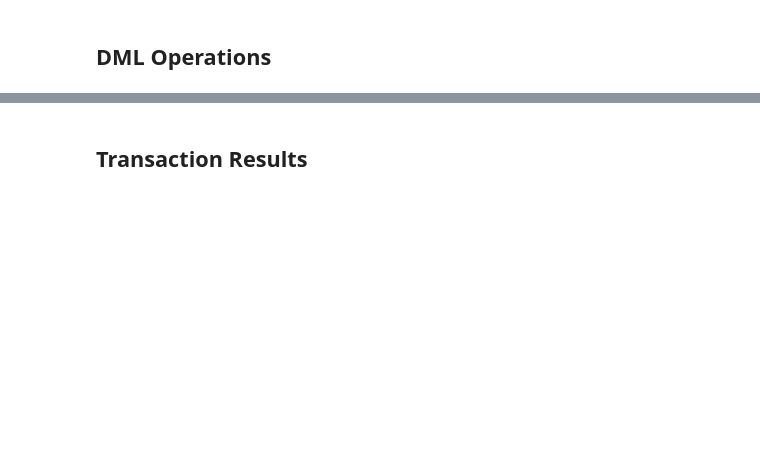
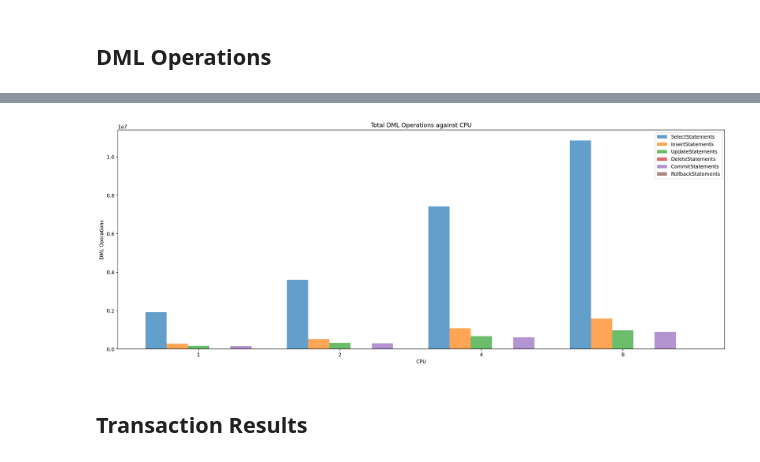
Before and after one commit to domgiles/Parse-Results, a Jupyter notebook: AnalyzeResults.ipynb, the cells around one changed output, grey strips where cells are left out. Saved outputs shown, nothing was run; the diff lists cells and outputs as text; code cells hidden in the pictures; blank space fills up the shorter version.

```diff
--- a/AnalyzeResults.ipynb
+++ b/AnalyzeResults.ipynb
@@ -141,8 +174,7 @@ config_df
 val:[ET.Element] = first_doc.findall(f".//{namespace}DMLResults/*")
 dml_tags:[str] = [t.tag.split('}', 1)[1] for t in val]
 
-table_values = {}
-table_values["Description"] = dml_tags
+table_values = {"Description": dml_tags}
 for file_name, doc in sortedxmldocs.items():
     table_values[file_name] = [int(get_key_value(doc, 'DMLResults', key)) for key in dml_tags]
 dml_df = pd.DataFrame(table_values)
@@ -164,3 +196,4 @@ ax.set_ylabel("DML Operations")
 ax.set_title(f"Total DML Operations against {sort_term}")
 ax.legend()
 labels = ax.set_xticklabels(measures)
+# %% [output]
@@ -167,3 +208,4 @@ labels = ax.set_xticklabels(measures)
+[figure, added]
 # %% [markdown]
 ## Transaction Results
 # %%
```
Also changed, not shown: parts of 9 cells of this notebook.
